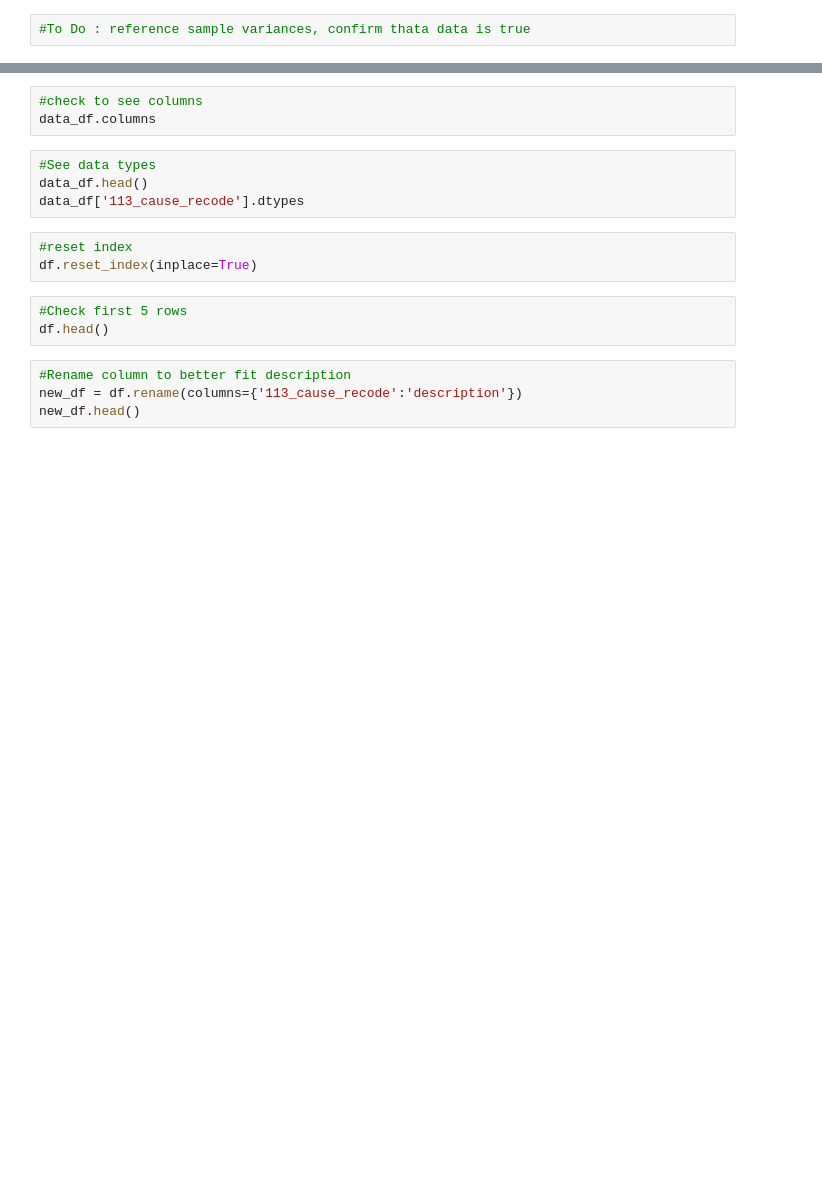
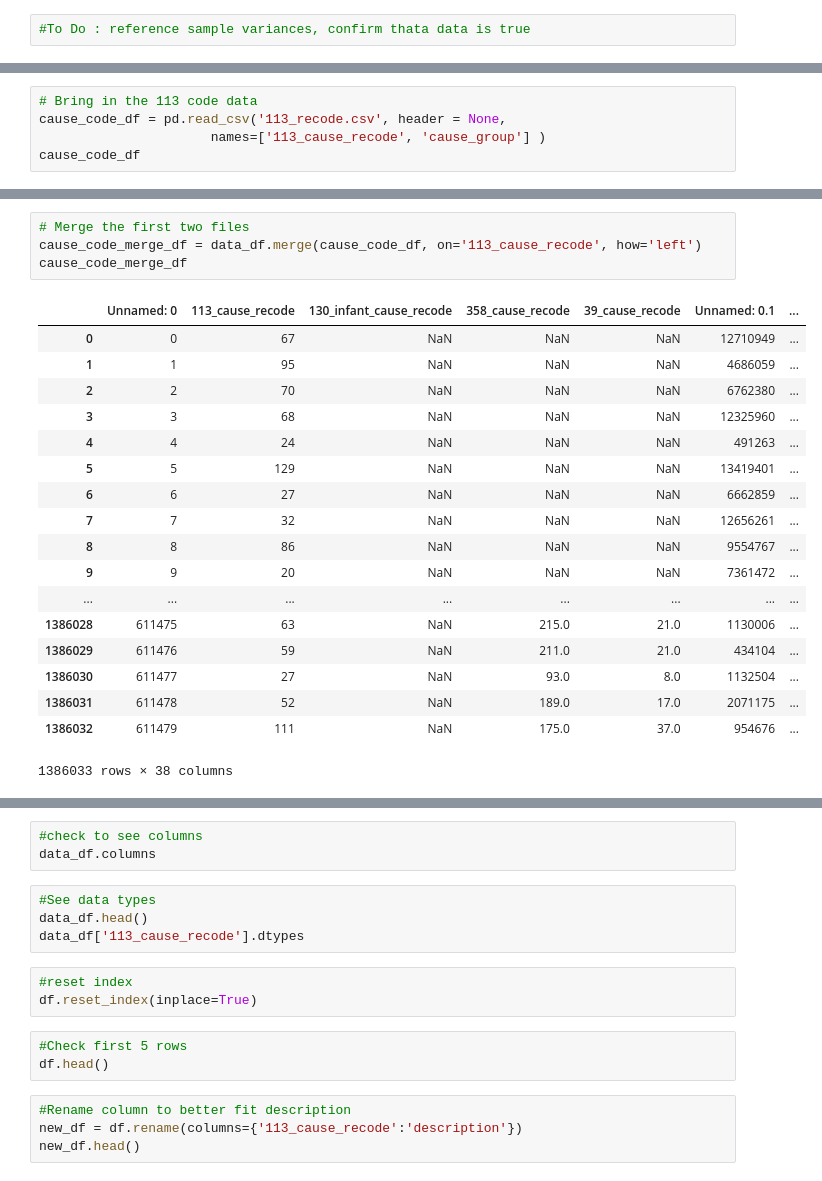
Before and after one commit to Salazarda/Project_1, a Jupyter notebook: Project_1.ipynb, the cells around one changed output, grey strips where cells are left out. Drawn from its saved outputs; the diff is of its cells as text; blank space fills up the shorter version.

```diff
--- a/Project_1.ipynb
+++ b/Project_1.ipynb
@@ -101,0 +180,5 @@ data_df.dtypes
+# %%
+# Bring in the 113 code data
+cause_code_df = pd.read_csv('113_recode.csv', header = None,
+                      names=['113_cause_recode', 'cause_group'] )
+cause_code_df
@@ -101,0 +204,23 @@ data_df.dtypes
+# %%
+# Merge the first two files
+cause_code_merge_df = data_df.merge(cause_code_df, on='113_cause_recode', how='left')
+cause_code_merge_df
+# %% [output]
+|  | Unnamed: 0 | 113_cause_recode | 130_infant_cause_recode | 358_cause_recode | 39_cause_recode | Unnamed: 0.1 | ... |
+| 0 | 0 | 67 | NaN | NaN | NaN | 12710949 | ... |
+| 1 | 1 | 95 | NaN | NaN | NaN | 4686059 | ... |
+| 2 | 2 | 70 | NaN | NaN | NaN | 6762380 | ... |
+| 3 | 3 | 68 | NaN | NaN | NaN | 12325960 | ... |
+| 4 | 4 | 24 | NaN | NaN | NaN | 491263 | ... |
+| 5 | 5 | 129 | NaN | NaN | NaN | 13419401 | ... |
+| 6 | 6 | 27 | NaN | NaN | NaN | 6662859 | ... |
+| 7 | 7 | 32 | NaN | NaN | NaN | 12656261 | ... |
+| 8 | 8 | 86 | NaN | NaN | NaN | 9554767 | ... |
+| 9 | 9 | 20 | NaN | NaN | NaN | 7361472 | ... |
+| ... | ... | ... | ... | ... | ... | ... | ... |
+| 1386028 | 611475 | 63 | NaN | 215.0 | 21.0 | 1130006 | ... |
+| 1386029 | 611476 | 59 | NaN | 211.0 | 21.0 | 434104 | ... |
+| 1386030 | 611477 | 27 | NaN | 93.0 | 8.0 | 1132504 | ... |
+| 1386031 | 611478 | 52 | NaN | 189.0 | 17.0 | 2071175 | ... |
+| 1386032 | 611479 | 111 | NaN | 175.0 | 37.0 | 954676 | ... |
+1386033 rows × 38 columns
```
Also changed, not shown: parts of 44 cells of this notebook, 1 other file.
